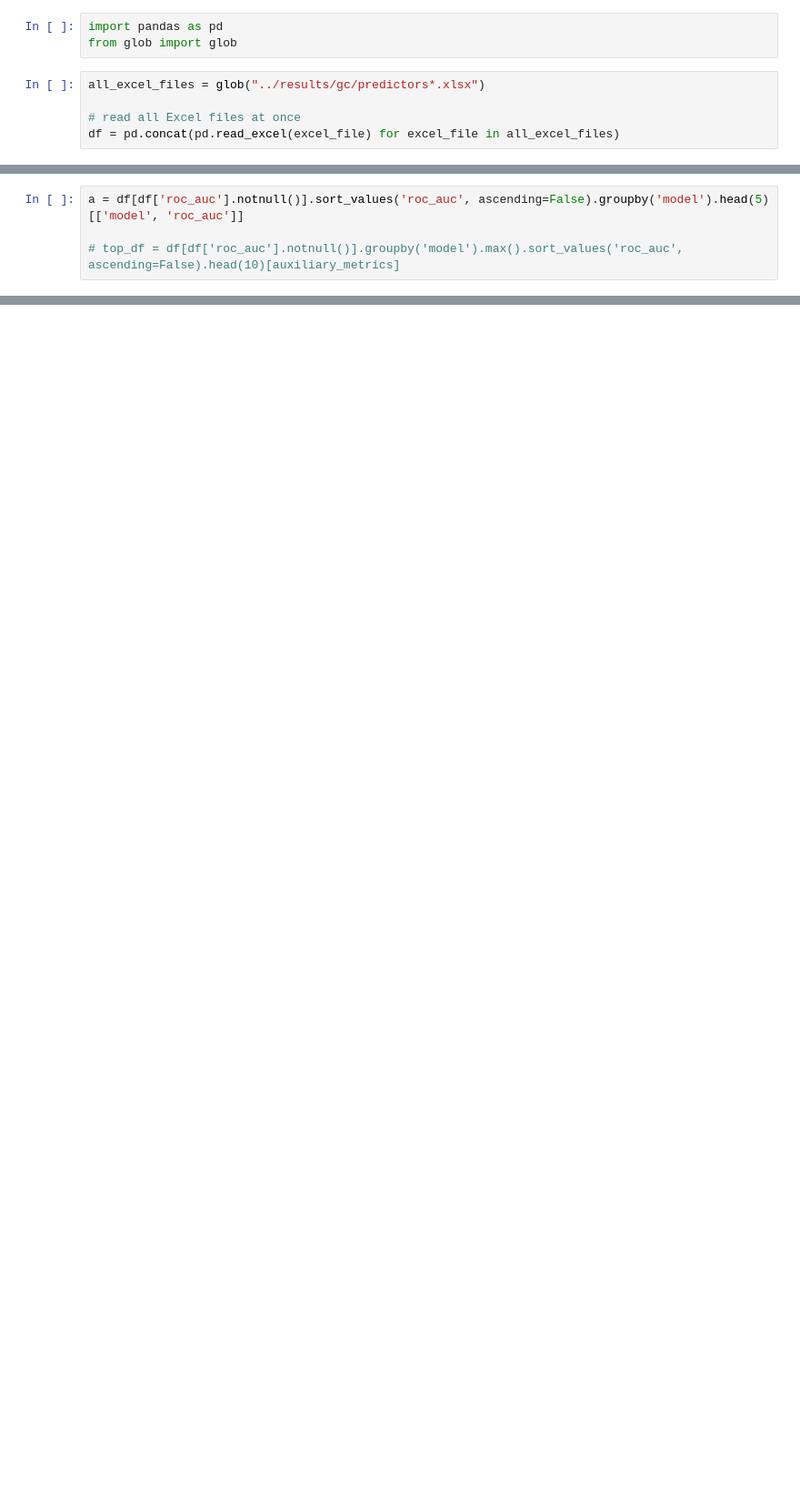
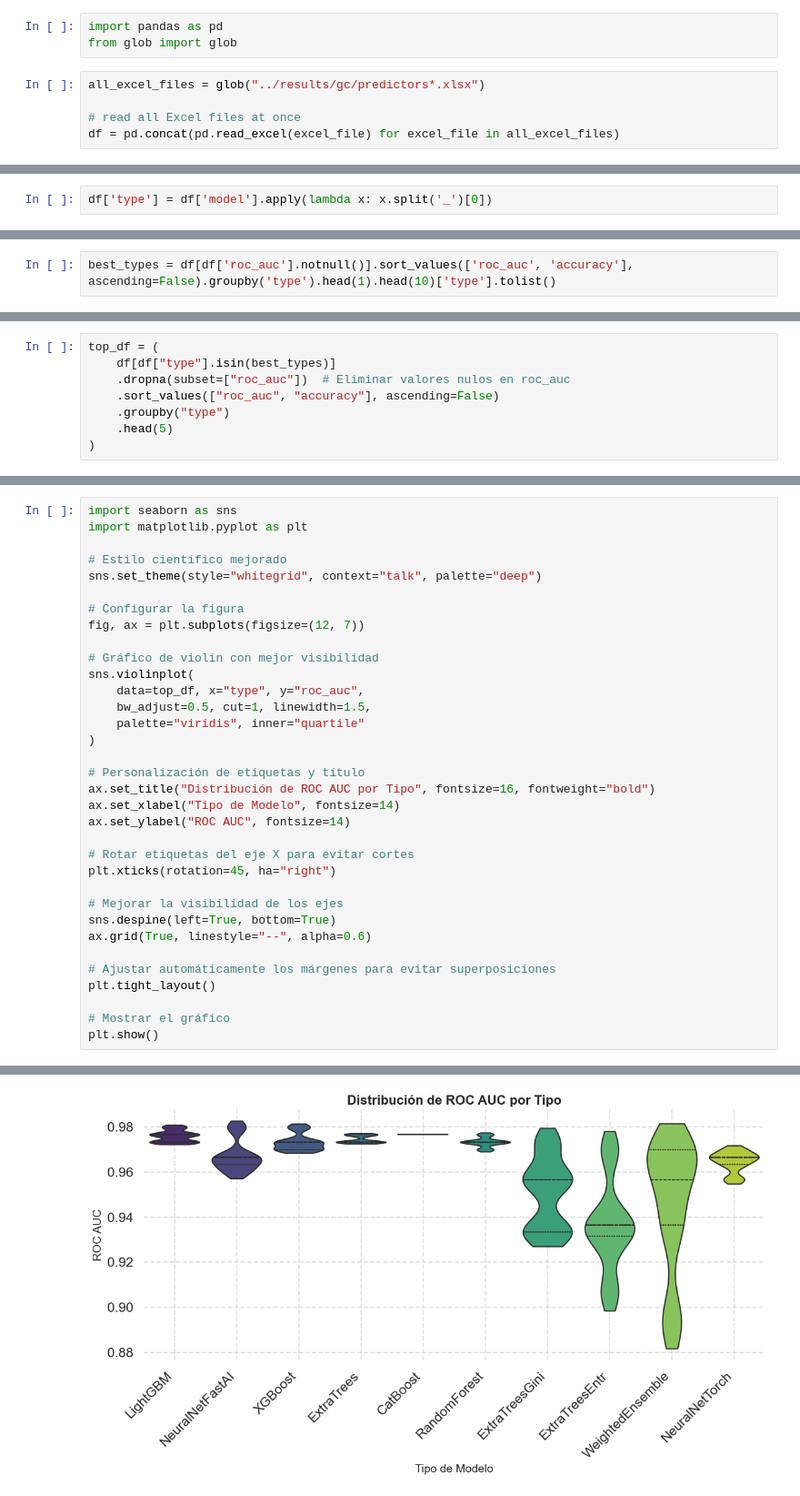
Before and after one commit to jgalanl/synthetic-data, a Jupyter notebook: analytics/analytics.ipynb, the cells around one changed output, grey strips where cells are left out. Shown at 91% size. Saved outputs shown, nothing was run; the diff lists cells and outputs as text; blank space fills up the shorter version.

```diff
--- a/analytics/analytics.ipynb
+++ b/analytics/analytics.ipynb
@@ -10,0 +9,2 @@ auxiliary_metrics = ['model', 'accuracy', 'balanced_accuracy', 'f1', 'f1_macro',
+# %%
+df['type'] = df['model'].apply(lambda x: x.split('_')[0])
@@ -11,4 +15,2 @@ auxiliary_metrics = ['model', 'accuracy', 'balanced_accuracy', 'f1', 'f1_macro',
 # %%
-a = df[df['roc_auc'].notnull()].sort_values('roc_auc', ascending=False).groupby('model').head(5)[['model', 'roc_auc']]
-
-# top_df = df[df['roc_auc'].notnull()].groupby('model').max().sort_values('roc_auc', ascending=False).head(10)[auxiliary_metrics]
+best_types = df[df['roc_auc'].notnull()].sort_values(['roc_auc', 'accuracy'], ascending=False).groupby('type').head(1).head(10)['type'].tolist()
@@ -64,0 +33,8 @@ Passing `palette` without assigning `hue` is deprecated and will be removed in v
+# %%
+top_df = (
+    df[df["type"].isin(best_types)]
+    .dropna(subset=["roc_auc"])  # Eliminar valores nulos en roc_auc
+    .sort_values(["roc_auc", "accuracy"], ascending=False)
+    .groupby("type")
+    .head(5)
+)
@@ -64,0 +62,35 @@ Passing `palette` without assigning `hue` is deprecated and will be removed in v
+# %%
+import seaborn as sns
+import matplotlib.pyplot as plt
+
+# Estilo científico mejorado
+sns.set_theme(style="whitegrid", context="talk", palette="deep")
+
+# Configurar la figura
+fig, ax = plt.subplots(figsize=(12, 7))
+
+# Gráfico de violín con mejor visibilidad
+sns.violinplot(
+    data=top_df, x="type", y="roc_auc",
+    bw_adjust=0.5, cut=1, linewidth=1.5,
+    palette="viridis", inner="quartile"
+)
+
+# Personalización de etiquetas y título
+ax.set_title("Distribución de ROC AUC por Tipo", fontsize=16, fontweight="bold")
+ax.set_xlabel("Tipo de Modelo", fontsize=14)
+ax.set_ylabel("ROC AUC", fontsize=14)
+
+# Rotar etiquetas del eje X para evitar cortes
+plt.xticks(rotation=45, ha="right")
+
+# Mejorar la visibilidad de los ejes
+sns.despine(left=True, bottom=True)
+ax.grid(True, linestyle="--", alpha=0.6)
+
+# Ajustar automáticamente los márgenes para evitar superposiciones
+plt.tight_layout()
+
+# Mostrar el gráfico
+plt.show()
+# %% [output]
@@ -64,0 +100 @@ Passing `palette` without assigning `hue` is deprecated and will be removed in v
+[figure, added]
```
Also changed, not shown: parts of 15 cells of this notebook.
